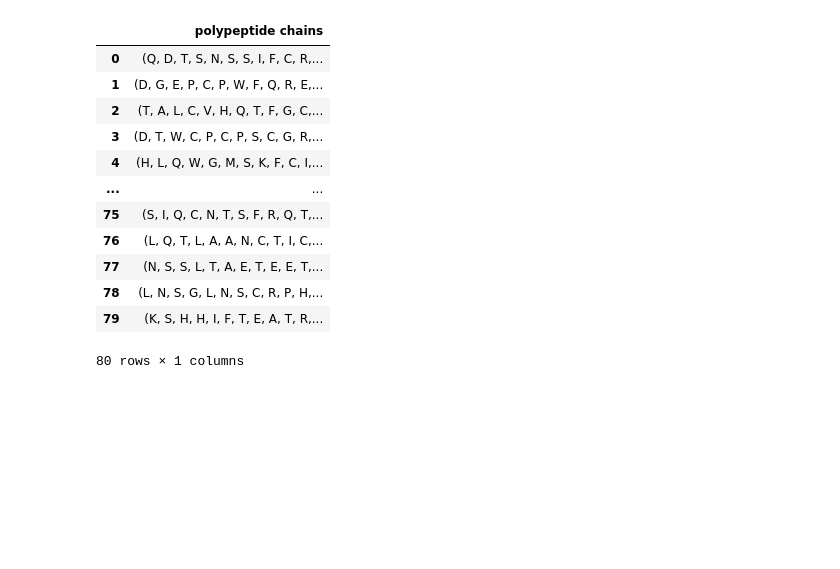
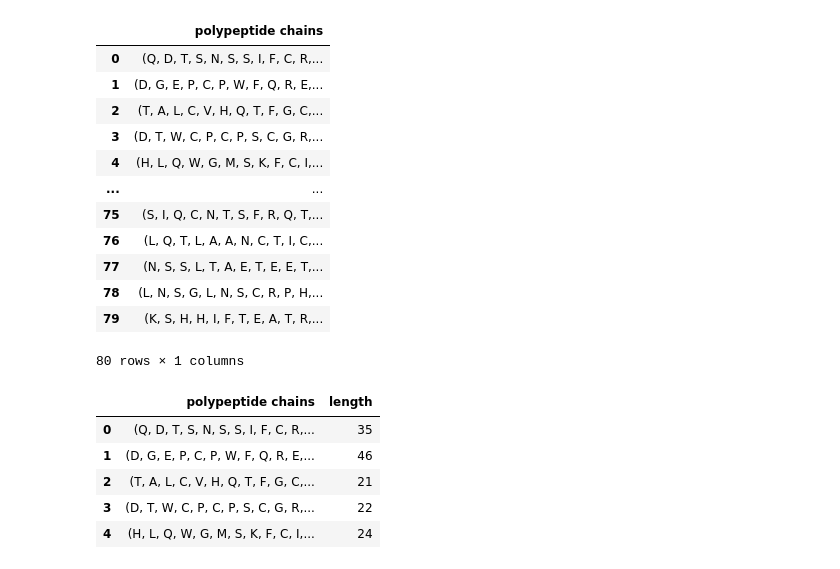
Before and after one commit to debnathk/bioinformatics, a Jupyter notebook: Python/codes/Bioinformatics_with_biopython/projects/protein_sequence_analysis_COVID-19_biopython.ipynb, the cells around one changed output. Drawn from its saved outputs; the diff is of its cells as text; code cells hidden in the pictures; blank space fills up the shorter version.

```diff
--- a/Python/codes/Bioinformatics_with_biopython/projects/protein_sequence_analysis_COVID-19_biopython.ipynb
+++ b/Python/codes/Bioinformatics_with_biopython/projects/protein_sequence_analysis_COVID-19_biopython.ipynb
@@ -281,3 +281,15 @@ df_covid_pp_filtered
 | 78 | (L, N, S, G, L, N, S, C, R, P, H,... |
 | 79 | (K, S, H, H, I, F, T, E, A, T, R,... |
 80 rows × 1 columns
+# %%
+# add columns 'len' to specify the length of the each pp chain
+
+df_covid_pp_filtered['length'] = df_covid_pp_filtered['polypeptide chains'].apply(len)
+df_covid_pp_filtered.head()
+# %% [output]
+|  | polypeptide chains | length |
+| 0 | (Q, D, T, S, N, S, S, I, F, C, R,... | 35 |
+| 1 | (D, G, E, P, C, P, W, F, Q, R, E,... | 46 |
+| 2 | (T, A, L, C, V, H, Q, T, F, G, C,... | 21 |
+| 3 | (D, T, W, C, P, C, P, S, C, G, R,... | 22 |
+| 4 | (H, L, Q, W, G, M, S, K, F, C, I,... | 24 |
```
Also changed, not shown: parts of 13 cells of this notebook.
